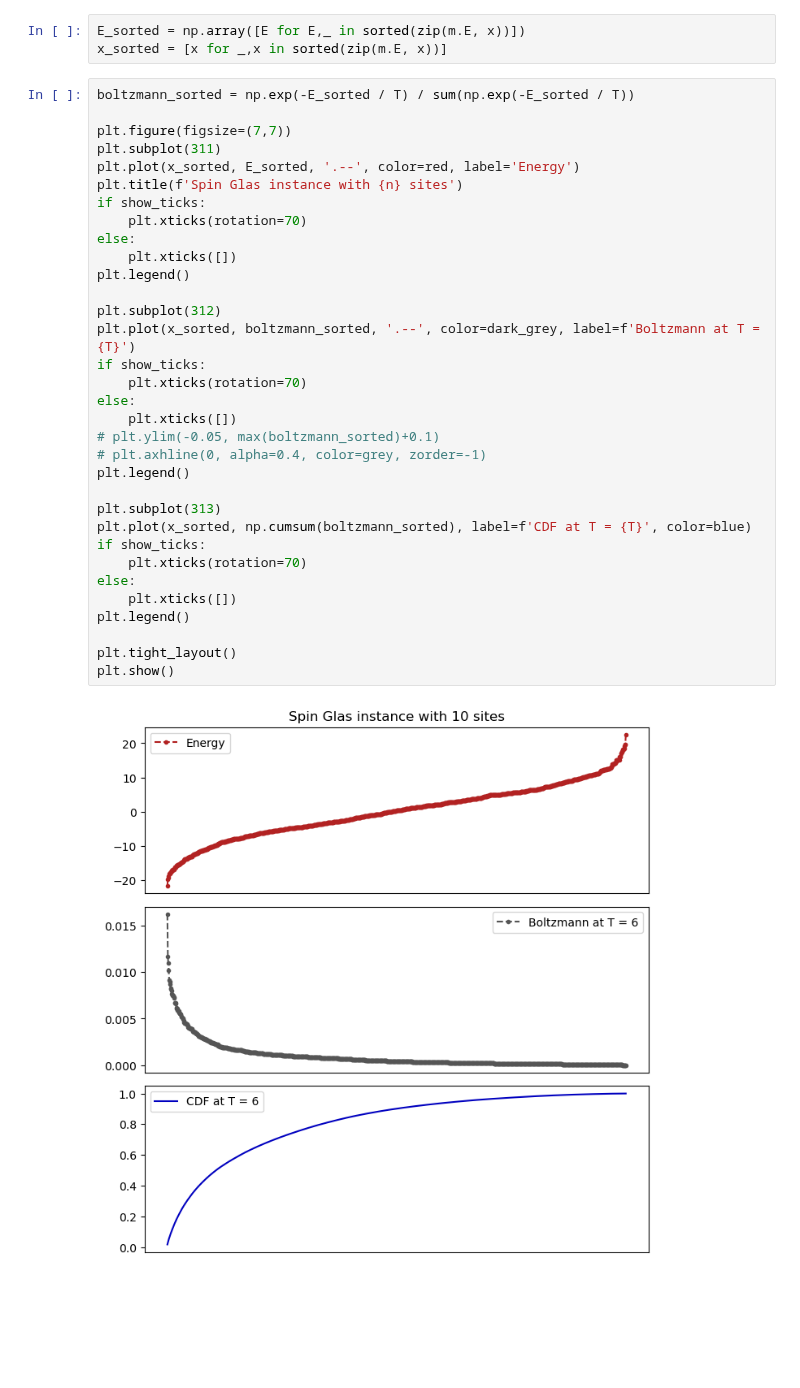
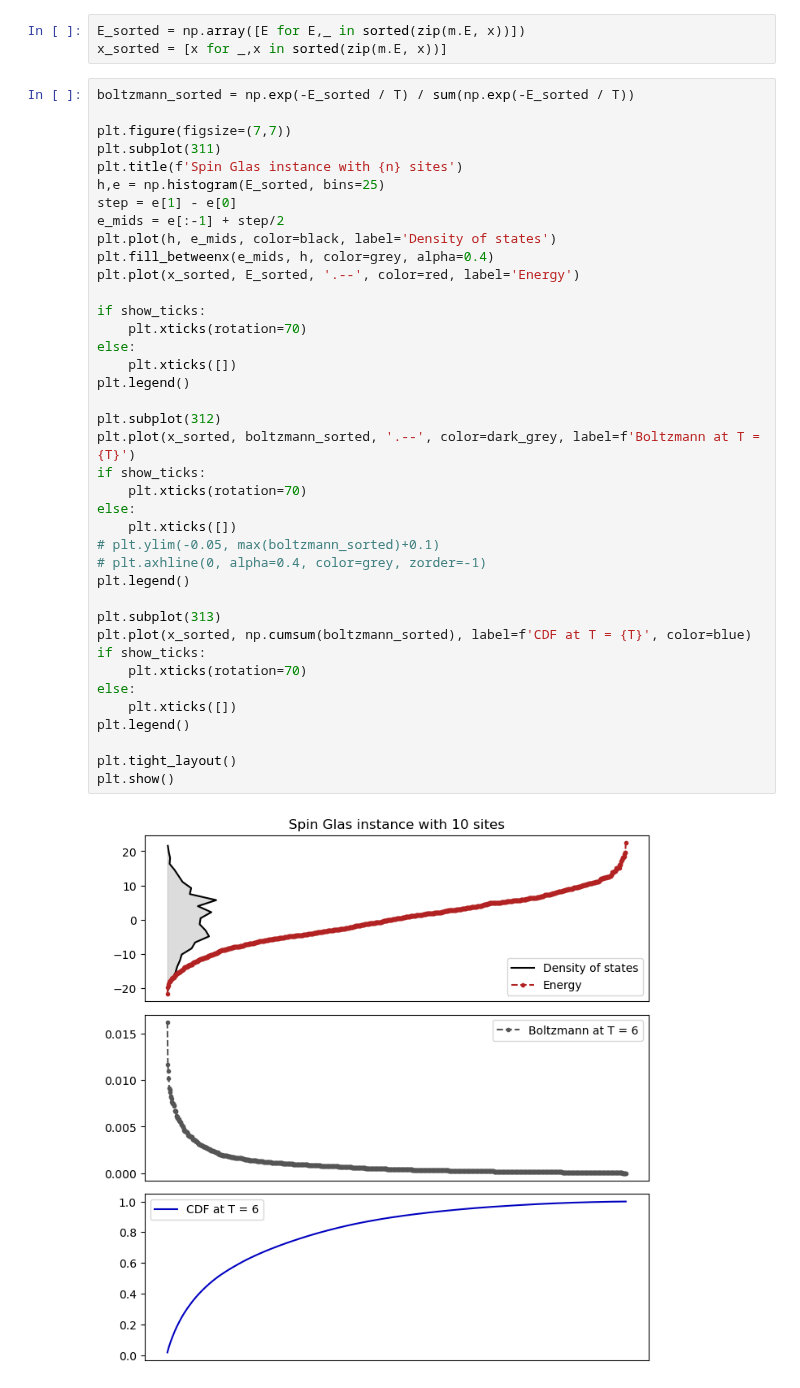
Before and after one commit to petr-ivashkov/quantum-mcmc, a Jupyter notebook: energy_landscape.ipynb, the cells around one changed output. Drawn from its saved outputs; the diff is of its cells as text; blank space fills up the shorter version.

```diff
--- a/energy_landscape.ipynb
+++ b/energy_landscape.ipynb
@@ -72,33 +72,39 @@ boltzmann_sorted = np.exp(-E_sorted / T) / sum(np.exp(-E_sorted / T))
 
 plt.figure(figsize=(7,7))
 plt.subplot(311)
+plt.title(f'Spin Glas instance with {n} sites')
+h,e = np.histogram(E_sorted, bins=25)
+step = e[1] - e[0]
+e_mids = e[:-1] + step/2
+plt.plot(h, e_mids, color=black, label='Density of states')
+plt.fill_betweenx(e_mids, h, color=grey, alpha=0.4)
 plt.plot(x_sorted, E_sorted, '.--', color=red, label='Energy')
-plt.title(f'Spin Glas instance with {n} sites')
+
 if show_ticks:
     plt.xticks(rotation=70)
 else:
     plt.xticks([])
 plt.legend()
 
 plt.subplot(312)
 plt.plot(x_sorted, boltzmann_sorted, '.--', color=dark_grey, label=f'Boltzmann at T = {T}')
 if show_ticks:
     plt.xticks(rotation=70)
 else:
     plt.xticks([])
 # plt.ylim(-0.05, max(boltzmann_sorted)+0.1)
 # plt.axhline(0, alpha=0.4, color=grey, zorder=-1)
 plt.legend()
 
 plt.subplot(313)
 plt.plot(x_sorted, np.cumsum(boltzmann_sorted), label=f'CDF at T = {T}', color=blue)
 if show_ticks:
     plt.xticks(rotation=70)
 else:
     plt.xticks([])
 plt.legend()
 
 plt.tight_layout()
 plt.show()
 # %% [output]
-[figure, old version]
+[figure, new version]
```
